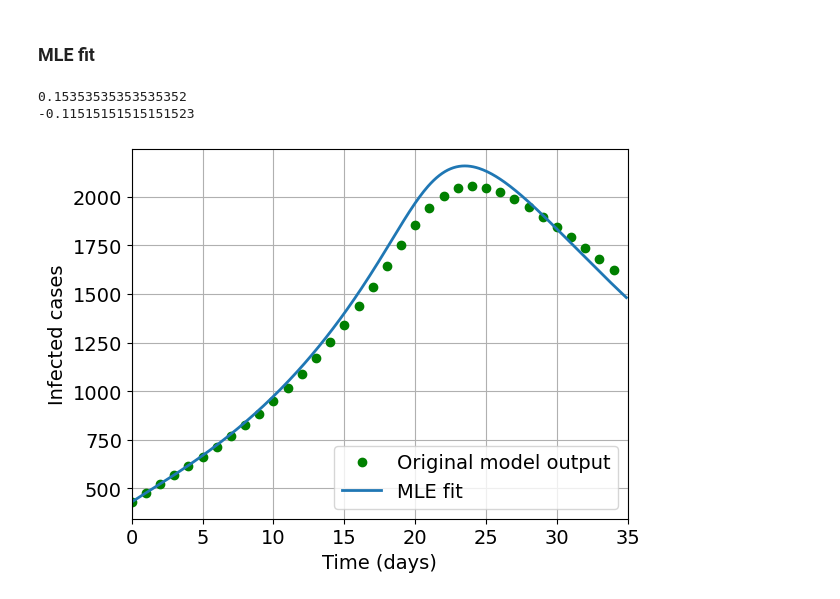
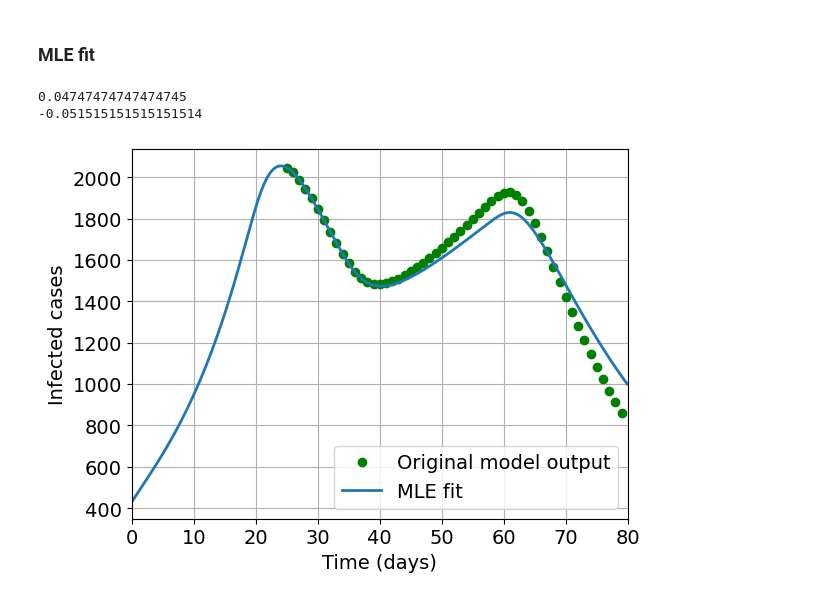
Before and after one commit to sudhipv/sequential_calibration, a Jupyter notebook: MLE/singlePHU/Nbinomial/1phu_twoparam_grid_search_NB.ipynb, the cells around one changed output. Drawn from its saved outputs; the diff is of its cells as text; code cells hidden in the pictures.

```diff
--- a/MLE/singlePHU/Nbinomial/1phu_twoparam_grid_search_NB.ipynb
+++ b/MLE/singlePHU/Nbinomial/1phu_twoparam_grid_search_NB.ipynb
@@ -255,7 +255,15 @@ for p1 in range(len(param1)):
         loglik = 0
 
     #### CHANGE HERE ########
-        beta_i[:,0] = param1[p1]  + param2[p2]/(1 + np.exp((t1-tmoh)))
+        beta_i[:,0] = a0  \
+        + a1/(1 + np.exp((t1-tmoh)))  \
+        + param1[p1]/(1 + np.exp((t2-tmoh))) \
+        + param2[p2]/(1 + np.exp((t3-tmoh)))
+        # + param2[p2]/(1 + np.exp((t4-tmoh)))
+        # + param2[p2]/(1 + np.exp((t5-tmoh)))
+        # + param2[p2]/(1 + np.exp((t6-tmoh)))
+        # + param2[p2]/(1 + np.exp((t7-tmoh)))
+        # + param2[p2]/(1 + np.exp((t8-tmoh)))
 
         beta_e[:,0] = beta_i[:,0]
 
@@ -372,7 +380,14 @@ max log likelihood value is -427.0151970421208
 idxmoh = 0
 
 #### CHNAGE HERE #########
-beta_i[:,0] = param_mle[0]  + param_mle[1]/(1 + np.exp((t1-tmoh)))
+beta_i[:,0] = a0  \
++ a1/(1 + np.exp((t1-tmoh))) \
++ param_mle[0]/(1 + np.exp((t2-tmoh))) \
++ param_mle[1]/(1 + np.exp((t3-tmoh))) \
+# + param_mle[1]/(1 + np.exp((t1-tmoh))) \
+# + param_mle[1]/(1 + np.exp((t1-tmoh))) \
+# + param_mle[1]/(1 + np.exp((t1-tmoh))) \
+# + param_mle[1]/(1 + np.exp((t1-tmoh))) \
 
 print(param_mle[0])
 print(param_mle[1])
@@ -383,33 +398,33 @@ beta_e[:,0] = beta_i[:,0]
 
 #### With mobility tensor
 
 FoI = np.zeros((len(tmoh),1))
 
 for kk in range(1,len(tmoh)):
 
   FoI[kk,0] = beta_e[kk-1,0] * (E[kk-1,0] + I[kk-1,0]) / N[kk-1,0]
 
   S[kk,0] = S[kk-1,0] + dt*(- FoI[kk,0] * S[kk-1,0])
   E[kk,0] = E[kk-1,0] + dt*(FoI[kk,0]*S[kk-1,0] - (gamma_i + gamma_e)*E[kk-1,0])
 
   I[kk,0] = I[kk-1,0] + dt*(gamma_i*E[kk-1,0] - (gamma_r + gamma_d)*I[kk-1,0])
   R[kk,0] = R[kk-1,0] + dt*(gamma_e*E[kk-1,0] + gamma_r*I[kk-1,0])
   D[kk,0] = D[kk-1,0] + dt*(gamma_d*I[kk-1,0])
   N[kk,0] = S[kk,0] +  E[kk,0] + I[kk,0] + R[kk,0]
 
 
 
 # plt.plot(t, Data[tstart:tlim,0], 'o', label='MOH : Toronto')
 plt.plot(t, I_model, 'go', markersize=6, label='Original model output')
 plt.plot(tmoh, I[:,0], '-',linewidth=2, label='MLE fit')
 plt.legend(loc='best')
 plt.xlabel('Time (days)')
 plt.xlim([0,tlim])
 plt.ylabel('Infected cases')
 plt.grid()
 plt.savefig('./figs/predictions_a02_a12')
 plt.show()
 # %% [output]
-0.15353535353535352
--0.11515151515151523
+0.04747474747474745
+-0.051515151515151514
-[figure, old version]
+[figure, new version]
```
Also changed, not shown: parts of 1 cell of this notebook, 5 other files.
